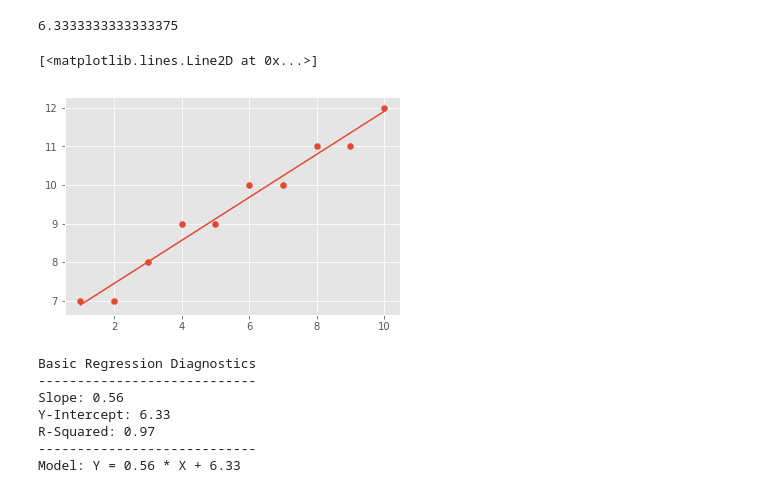
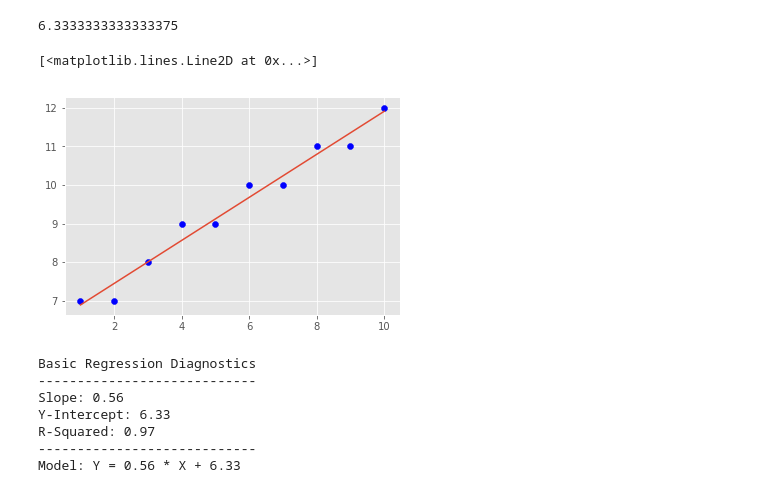
Before and after one commit to AR3441/dsc-0-10-10-complete-regression-nyc-ds-career-031119, a Jupyter notebook: index.ipynb, the cells around one changed output. Cells and saved outputs as stored; diff of their text form; code cells hidden in the pictures.

```diff
--- a/index.ipynb
+++ b/index.ipynb
@@ -56,11 +56,11 @@ b
 # %%
 regression_lin = m*X + b
 # %%
-plt.scatter(X,Y)
+plt.scatter(X,Y, c = 'blue')
 plt.plot(X,regression_lin)
 # %% [output]
 [<matplotlib.lines.Line2D at 0x...>]
-[figure, old version]
+[figure, new version]
 # %%
 # Basic Regression Diagnostics
 # ----------------------------
```
